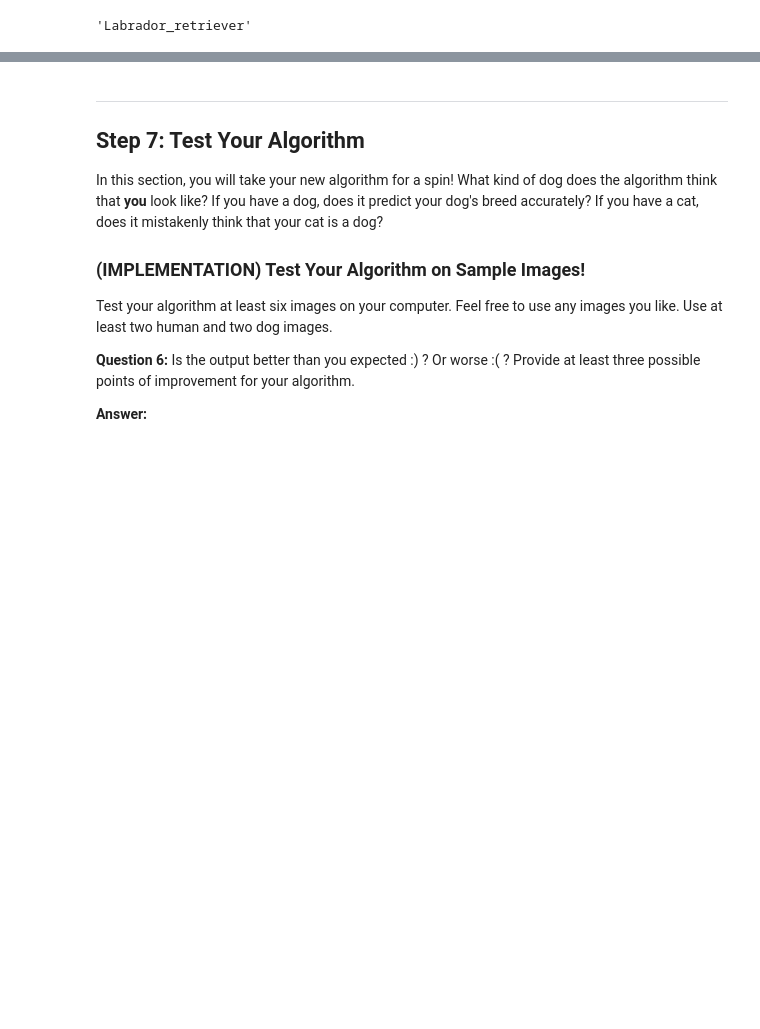
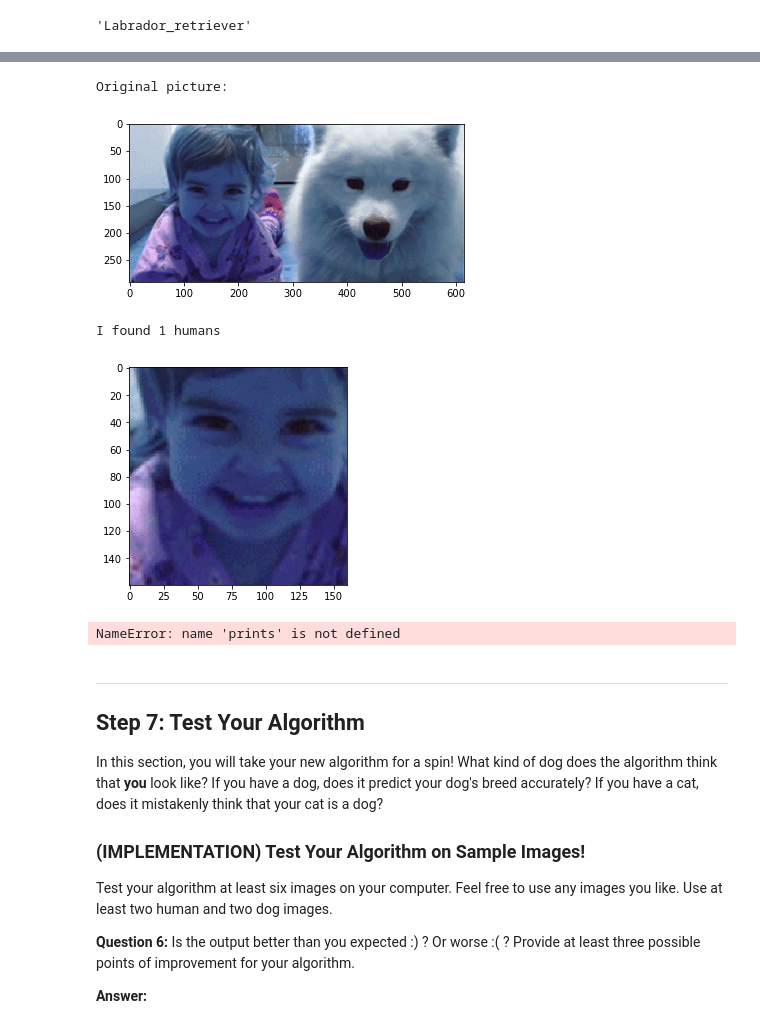
Before and after one commit to jganzabal/dog-project, a Jupyter notebook: dog_app.ipynb, the cells around one changed output, grey strips where cells are left out. Cells and saved outputs as stored; diff of their text form; code cells hidden in the pictures; blank space fills up the shorter version.

```diff
--- a/dog_app.ipynb
+++ b/dog_app.ipynb
@@ -856,3 +853,47 @@ Some sample output for our algorithm is provided below, but feel free to design
+# %%
+### TODO: Write your algorithm.
+### Feel free to use as many code cells as needed.
+from matplotlib import pyplot as plt
+def detected_faces_2_files(img_path):
+    img = cv2.imread(img_path)
+    gray = cv2.cvtColor(img, cv2.COLOR_BGR2GRAY)
+    faces = face_cascade.detectMultiScale(gray)
+    file_names = []
+    for i,(x,y,w,h) in enumerate(faces):
+        square = faces[0]
+        crop_img = img[x:x+w, y:y+h]
+        file_name = "tmp/img_"+str(i)+".png"
+        cv2.imwrite(file_name, crop_img)
+        file_names.append(file_name)
+    return file_names
+
+def my_breed_detector(file_path):
+    print("Original picture:")
+    img = cv2.imread(file_path)
+    plt.imshow(img)
+    plt.show()
+    detected_faces_files = detected_faces_2_files(file_path)
+    print('I found %s humans'%len(detected_faces_files))
+    for faces_file in detected_faces_files:
+        img = cv2.imread(faces_file)
+        plt.imshow(img)
+        plt.show()
+        breed = Xception_predict_breed(faces_file)
+        prints("This human resembles me to a",breed)
+
+    if dog_detector(file_path):
+        print('I found a dog')
+        breed = Xception_predict_breed(file_path)
+        print("I believe its bread is:",breed)
+
+#my_breed_detector("images/girl_with_dog.jpg")
+my_breed_detector("images/girl_with_dog.jpg")
+# %% [output]
+Original picture:
+[figure, added]
+I found 1 humans
+[figure, added]
+NameError: name 'prints' is not defined
 # %% [markdown]
 ---
 <a id='step7'></a>
```
Also changed, not shown: parts of 2 cells of this notebook, 3 other files.
